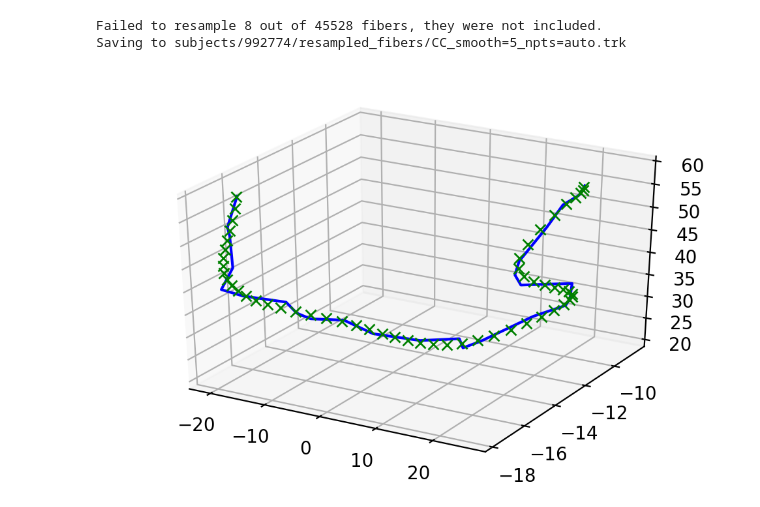
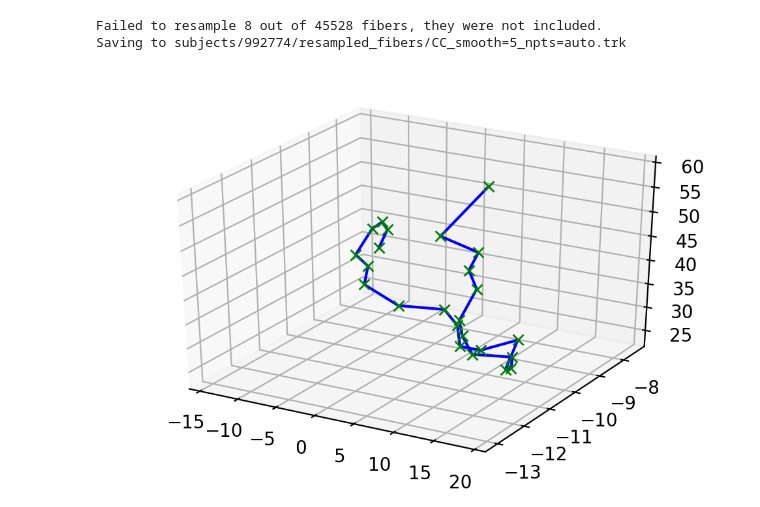
Before and after one commit to vwegmayr/tractography, a Jupyter notebook: fiber_resampling.ipynb, the cells around one changed output. Saved outputs shown, nothing was run; the diff lists cells and outputs as text; code cells hidden in the pictures.

```diff
--- a/fiber_resampling.ipynb
+++ b/fiber_resampling.ipynb
@@ -159,6 +159,6 @@ def show(fiber, smoothing=5, n_pts=100):
     fig2.show()
     plt.show()
 # %%
-show(fibers[5], smoothing=5, n_pts="auto")
+show(fibers[17], smoothing=0, n_pts="auto")
 # %% [output]
-[figure, old version]
+[figure, new version]
```
Also changed, not shown: parts of 1 cell of this notebook, 3 other files.
